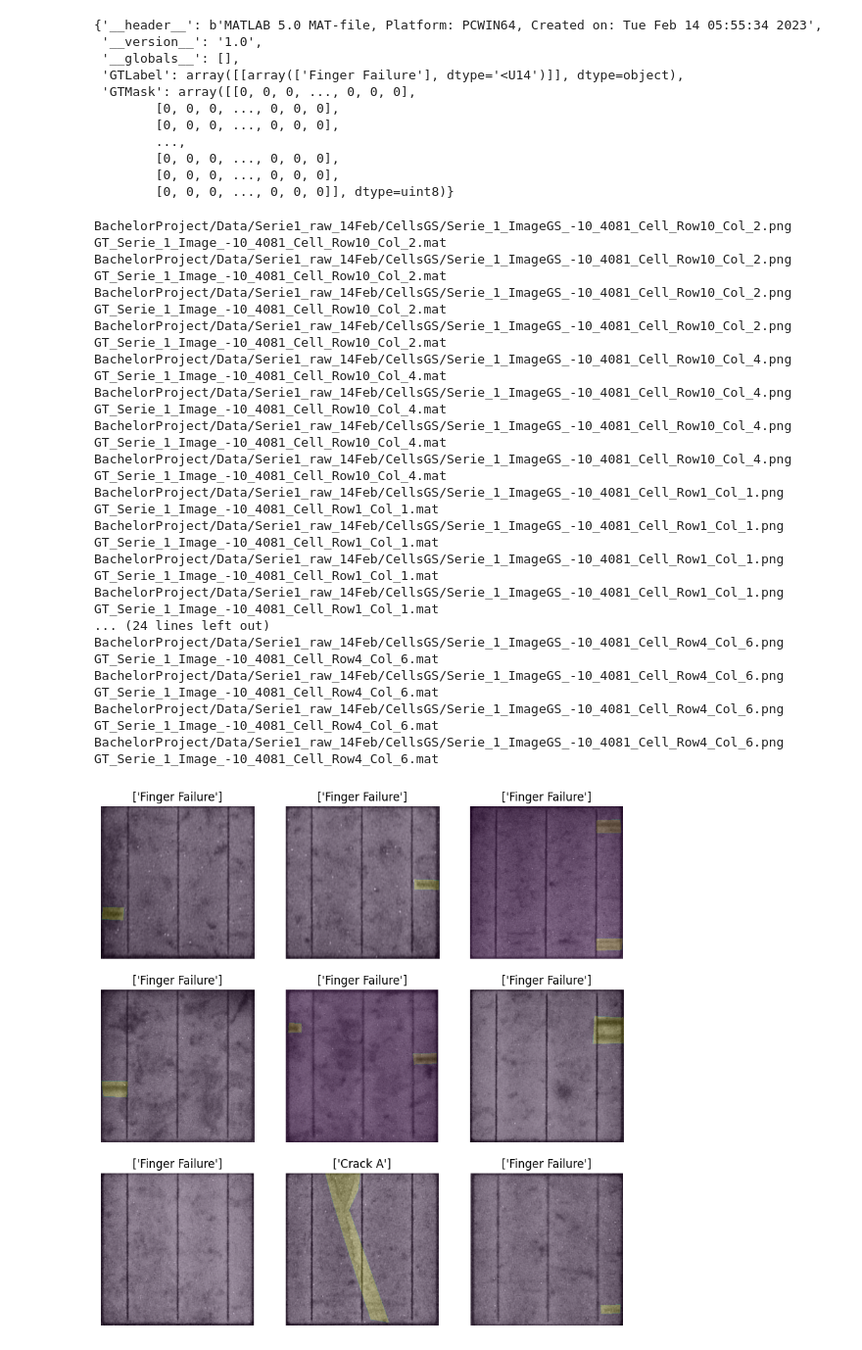
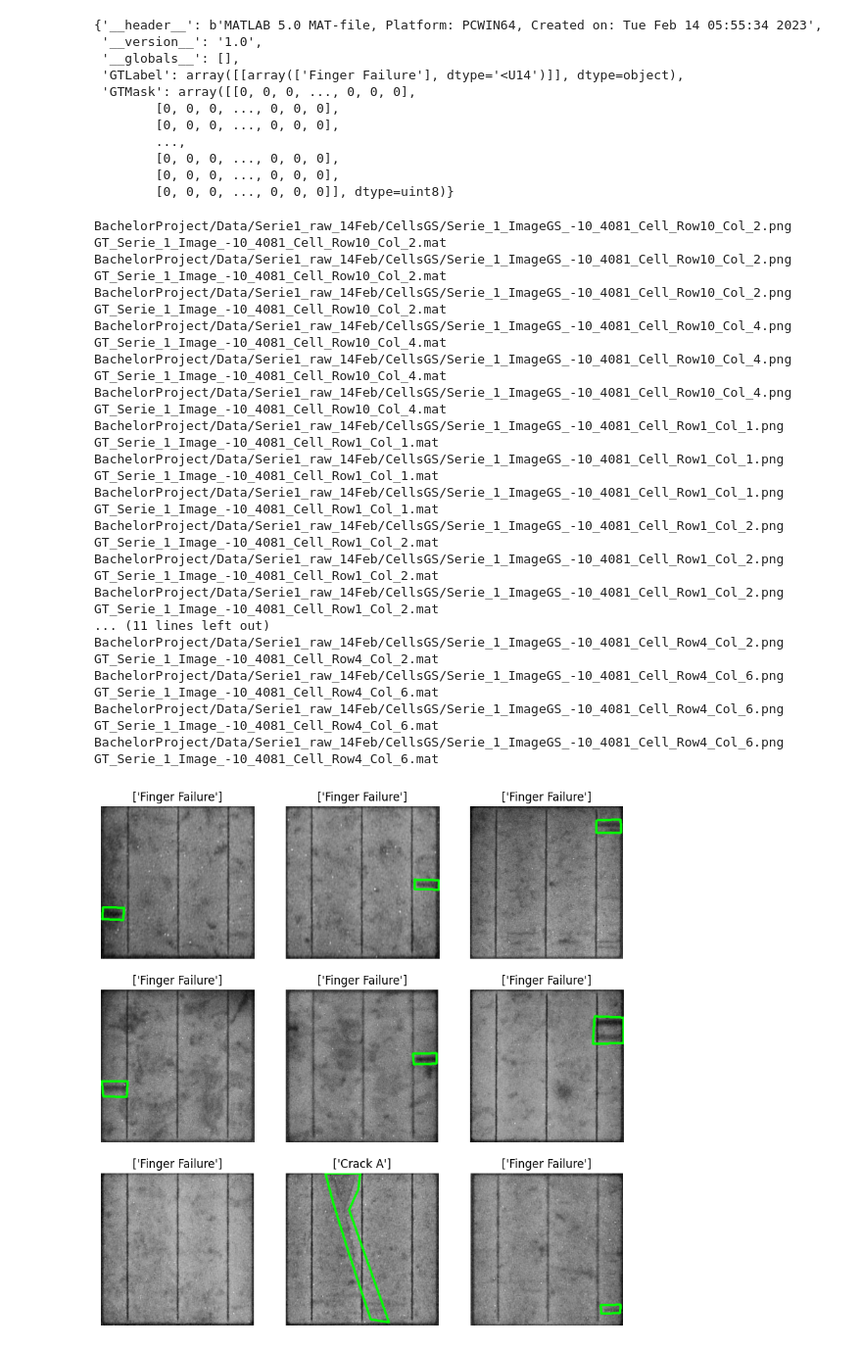
Before and after one commit to MadsAndersens/BachelorProject, a Jupyter notebook: DataExploration.ipynb, the cells around one changed output. Shown at 98% size. Saved outputs shown, nothing was run; the diff lists cells and outputs as text; code cells hidden in the pictures.

Commit message:
Sorted out every fault

```diff
--- a/DataExploration.ipynb
+++ b/DataExploration.ipynb
@@ -168,7 +168,7 @@ class DTU_Dataset(torch.utils.data.Dataset):
                 gt = loadmat(gt_path)
                 category, mask = gt['GTLabel'][0][0], gt['GTMask']
             except:
-                print(f'Not found, trying index:{idx}')
+                print(f'Not found, trying index:{idx+1}')
 
             if idx > len(self.labels):
                 print('No matches')
@@ -177,56 +177,64 @@ class DTU_Dataset(torch.utils.data.Dataset):
 
         #Some logic for handeling if the image is not found
         if image is not None:
-            return image,category,mask
+            return image,category,mask#,contours
         else:
             return None
-
-    def get_perimiter(self,mask):
-        border = cv2.copyMakeBorder(mask, 1, 1, 1, 1, cv2.BORDER_CONSTANT, value=0 )
-        contours, hierarchy = cv2.findContours(border, cv2.RETR_TREE, cv2.CHAIN_APPROX_SIMPLE, offset=(-1, -1))
-        # use: cv2.drawContours(im, contours, -1, (0,255,0), 3) to draw the line around the fault.
-        return contours
+# %%
+def get_perimiter(mask):
+    if len(mask.shape) > 2:
+        mask = mask[:,:,0]
+
+    border = cv2.copyMakeBorder(mask, 1, 1, 1, 1, cv2.BORDER_CONSTANT, value=0 )
+    contours, hierarchy = cv2.findContours(border, cv2.RETR_TREE, cv2.CHAIN_APPROX_SIMPLE, offset=(-1, -1))
+    # use: cv2.drawContours(im, contours, -1, (0,255,0), 3) to draw the line around the fault.
+    return contours
 # %%
 data = DTU_Dataset(img_root = 'BachelorProject/Data/Serie1_raw_14Feb/CellsGS', MaskGT = 'BachelorProject/Data/Serie1_raw_14Feb/MaskGT')
 # %%
 fig,ax = plt.subplots(3,3,figsize=(10,10))
 alpha = 0.2
 # plot a 3x3 grid of images
 for i in range(3):
     for j in range(3):
         #plot the image
-        ax[i,j].imshow(data.get_faulty(i*3+j)[0])
+
+        im = data.get_faulty(i*3+j)[0]
+        mask = data.get_faulty(i*3+j)[2]
+        contours = get_perimiter(mask)
+        drawing = cv2.drawContours(im, contours, -1, (0,255,0), 3)
+        ax[i,j].imshow(drawing)
         #print(data[i*3+j][0].shape)
 
         #overlay the mask
-        if len(data.get_faulty(i*3+j)[2].shape) > 2:
-            for k in range(data.get_faulty(i*3+j)[2].shape[2]):
-                ax[i,j].imshow(data.get_faulty(i*3+j)[2][:,:,k],alpha=alpha)
-        else:
-            ax[i,j].imshow(data.get_faulty(i*3+j)[2],alpha=alpha)
+        #if len(data.get_faulty(i*3+j)[2].shape) > 2:
+        #    for k in range(data.get_faulty(i*3+j)[2].shape[2]):
+        #        ax[i,j].imshow(data.get_faulty(i*3+j)[2][:,:,k],alpha=alpha)
+        #else:
+        #    ax[i,j].imshow(data.get_faulty(i*3+j)[2],alpha=alpha)
 
         #print(data[i*3+j][2].shape)
 
         #Set title and format
         ax[i,j].set_title(data.get_faulty(i*3+j)[1])
         ax[i,j].axis('off')
 plt.show()
 # %% [output]
-BachelorProject/Data/Serie1_raw_14Feb/CellsGS/Serie_1_ImageGS_-10_4081_Cell_Row10_Col_2.png GT_Serie_1_Image_-10_4081_Cell_Row10_Col_2.mat
 BachelorProject/Data/Serie1_raw_14Feb/CellsGS/Serie_1_ImageGS_-10_4081_Cell_Row10_Col_2.png GT_Serie_1_Image_-10_4081_Cell_Row10_Col_2.mat
 BachelorProject/Data/Serie1_raw_14Feb/CellsGS/Serie_1_ImageGS_-10_4081_Cell_Row10_Col_2.png GT_Serie_1_Image_-10_4081_Cell_Row10_Col_2.mat
 BachelorProject/Data/Serie1_raw_14Feb/CellsGS/Serie_1_ImageGS_-10_4081_Cell_Row10_Col_2.png GT_Serie_1_Image_-10_4081_Cell_Row10_Col_2.mat
 BachelorProject/Data/Serie1_raw_14Feb/CellsGS/Serie_1_ImageGS_-10_4081_Cell_Row10_Col_4.png GT_Serie_1_Image_-10_4081_Cell_Row10_Col_4.mat
 BachelorProject/Data/Serie1_raw_14Feb/CellsGS/Serie_1_ImageGS_-10_4081_Cell_Row10_Col_4.png GT_Serie_1_Image_-10_4081_Cell_Row10_Col_4.mat
 BachelorProject/Data/Serie1_raw_14Feb/CellsGS/Serie_1_ImageGS_-10_4081_Cell_Row10_Col_4.png GT_Serie_1_Image_-10_4081_Cell_Row10_Col_4.mat
-BachelorProject/Data/Serie1_raw_14Feb/CellsGS/Serie_1_ImageGS_-10_4081_Cell_Row10_Col_4.png GT_Serie_1_Image_-10_4081_Cell_Row10_Col_4.mat
 BachelorProject/Data/Serie1_raw_14Feb/CellsGS/Serie_1_ImageGS_-10_4081_Cell_Row1_Col_1.png GT_Serie_1_Image_-10_4081_Cell_Row1_Col_1.mat
 BachelorProject/Data/Serie1_raw_14Feb/CellsGS/Serie_1_ImageGS_-10_4081_Cell_Row1_Col_1.png GT_Serie_1_Image_-10_4081_Cell_Row1_Col_1.mat
 BachelorProject/Data/Serie1_raw_14Feb/CellsGS/Serie_1_ImageGS_-10_4081_Cell_Row1_Col_1.png GT_Serie_1_Image_-10_4081_Cell_Row1_Col_1.mat
-BachelorProject/Data/Serie1_raw_14Feb/CellsGS/Serie_1_ImageGS_-10_4081_Cell_Row1_Col_1.png GT_Serie_1_Image_-10_4081_Cell_Row1_Col_1.mat
-... (24 lines left out)
+BachelorProject/Data/Serie1_raw_14Feb/CellsGS/Serie_1_ImageGS_-10_4081_Cell_Row1_Col_2.png GT_Serie_1_Image_-10_4081_Cell_Row1_Col_2.mat
+BachelorProject/Data/Serie1_raw_14Feb/CellsGS/Serie_1_ImageGS_-10_4081_Cell_Row1_Col_2.png GT_Serie_1_Image_-10_4081_Cell_Row1_Col_2.mat
+BachelorProject/Data/Serie1_raw_14Feb/CellsGS/Serie_1_ImageGS_-10_4081_Cell_Row1_Col_2.png GT_Serie_1_Image_-10_4081_Cell_Row1_Col_2.mat
+... (11 lines left out)
+BachelorProject/Data/Serie1_raw_14Feb/CellsGS/Serie_1_ImageGS_-10_4081_Cell_Row4_Col_2.png GT_Serie_1_Image_-10_4081_Cell_Row4_Col_2.mat
 BachelorProject/Data/Serie1_raw_14Feb/CellsGS/Serie_1_ImageGS_-10_4081_Cell_Row4_Col_6.png GT_Serie_1_Image_-10_4081_Cell_Row4_Col_6.mat
 BachelorProject/Data/Serie1_raw_14Feb/CellsGS/Serie_1_ImageGS_-10_4081_Cell_Row4_Col_6.png GT_Serie_1_Image_-10_4081_Cell_Row4_Col_6.mat
 BachelorProject/Data/Serie1_raw_14Feb/CellsGS/Serie_1_ImageGS_-10_4081_Cell_Row4_Col_6.png GT_Serie_1_Image_-10_4081_Cell_Row4_Col_6.mat
-BachelorProject/Data/Serie1_raw_14Feb/CellsGS/Serie_1_ImageGS_-10_4081_Cell_Row4_Col_6.png GT_Serie_1_Image_-10_4081_Cell_Row4_Col_6.mat
-[figure, old version]
+[figure, new version]
```
Also changed, not shown: parts of 14 cells of this notebook.
